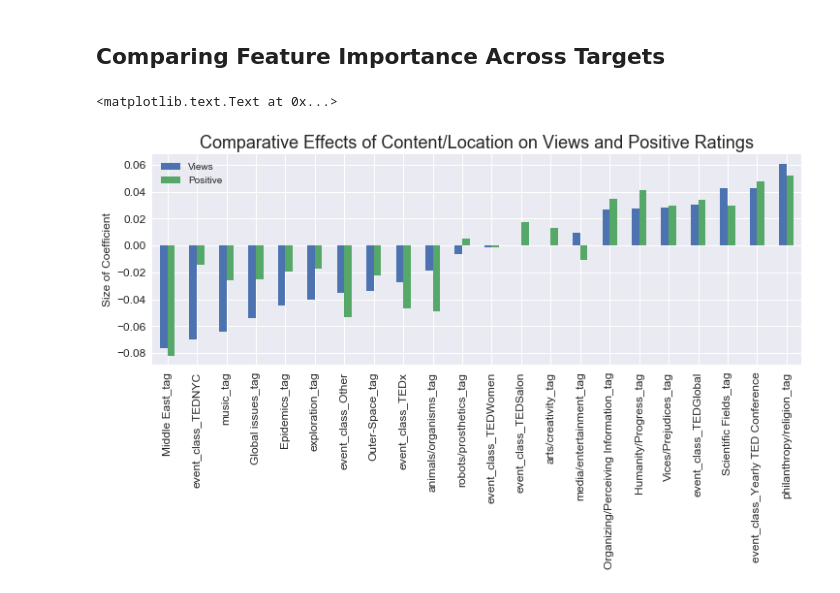
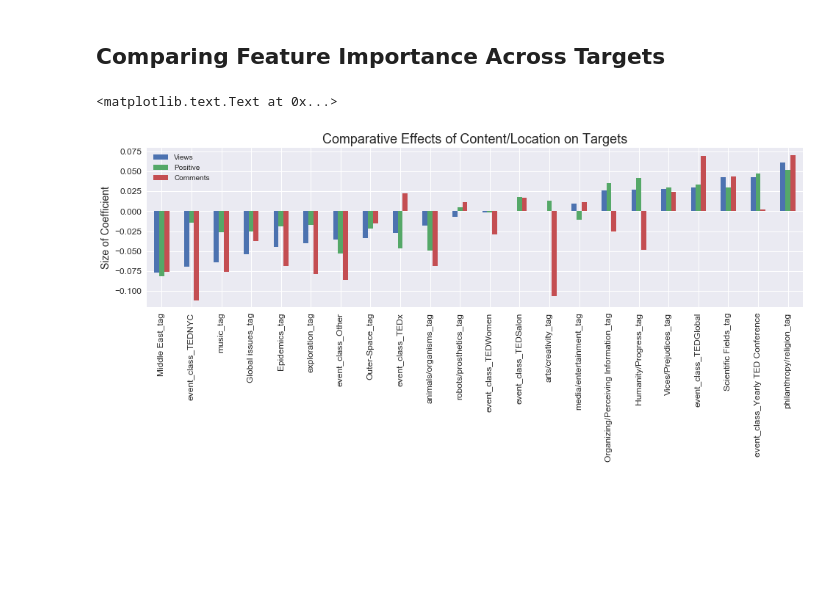
Before and after one commit to TristanMoser/213Project, a Jupyter notebook: Tristan.ipynb, the cells around one changed output. Drawn from its saved outputs; the diff is of its cells as text; code cells hidden in the pictures; blank space fills up the shorter version.

Commit message:
I added a target for comments as that can be a way to evaluate how much people are talking about their idea.

```diff
--- a/Tristan.ipynb
+++ b/Tristan.ipynb
@@ -448,6 +452,6 @@ target_positive = np.log(data_final.Positive)
 # %%
 #Drop target variables and variables with no real significance
-data_final = data_final.drop(['Unnamed: 0', 'speaker_occupation', 'title', 'views','Positive','Negative','Moderate'], axis=1)
+data_final = data_final.drop(['Unnamed: 0', 'speaker_occupation', 'title', 'views','Positive','Negative','Moderate','comments'], axis=1)
 
 #Create dummy variables for our categorical variables
 data_final = pd.get_dummies(data_final)
@@ -534,7 +538,7 @@ It is also apparent that "related views" and "duration" are strong positive pred
 
 To get a better idea as to what content/environment plays the biggest role in predicting the amount of views, we exclude the before mentioned variables from the analysis. Because Standard Gradient Descent and Elastic Net models produce roughly the same estimates, we will only use Elastic Net to evaluate the limited predictors.
 # %%
-data_final = data_final.drop(['comments','languages','published_date','duration','related_views'],axis=1)
+data_final = data_final.drop(['languages','published_date','duration','related_views'],axis=1)
 # %%
 #Elastic Net
 ENSTest = ElasticNetCV(alphas=[0.001, 0.01, 0.1, 1, 10], l1_ratio=[.01, .1, .3, .5, .7, .9, .99], max_iter=50000)
@@ -609,0 +618,8 @@ CV_RMSE: 0.9479911659995883
+# %%
+#Elastic Net
+ENSTestC = ElasticNetCV(alphas=[0.001, 0.01, 0.1, 1, 10], l1_ratio=[.01, .1, .3, .5, .7, .9, .99], max_iter=50000)
+
+X_train, X_test, y_train, y_test, scaled_train, scaled_cv = cross_val(data_final,target_comments)
+Model_Prediction(ENSTestC)
+plot_coef(ENSTestC)
+plt.title('Impact of Features on Comments: Elastic Net',fontsize=22)
@@ -613,11 +635,12 @@ CV_RMSE: 0.9479911659995883
 series_coef = pd.DataFrame(ENSTestP.coef_,index = X_train.columns)
 series_coef.columns=['Views']
 series_coef['Positive'] = ENSTest.coef_
+series_coef['Comments'] = ENSTestC.coef_
 series_coef = series_coef.sort_values(by='Views')
 # %%
-series_coef.plot(kind='bar',figsize=(12,4),fontsize=12)
-plt.title("Comparative Effects of Content/Location on Views and Positive Ratings",fontsize=18)
-plt.ylabel("Size of Coefficient",fontsize=12)
+series_coef.plot(kind='bar',figsize=(16,4),fontsize=12)
+plt.title("Comparative Effects of Content/Location on Targets",fontsize=18)
+plt.ylabel("Size of Coefficient",fontsize=14)
 # %% [output]
 <matplotlib.text.Text at 0x...>
-[figure, old version]
+[figure, new version]
```
Also changed, not shown: parts of 11 cells of this notebook.
